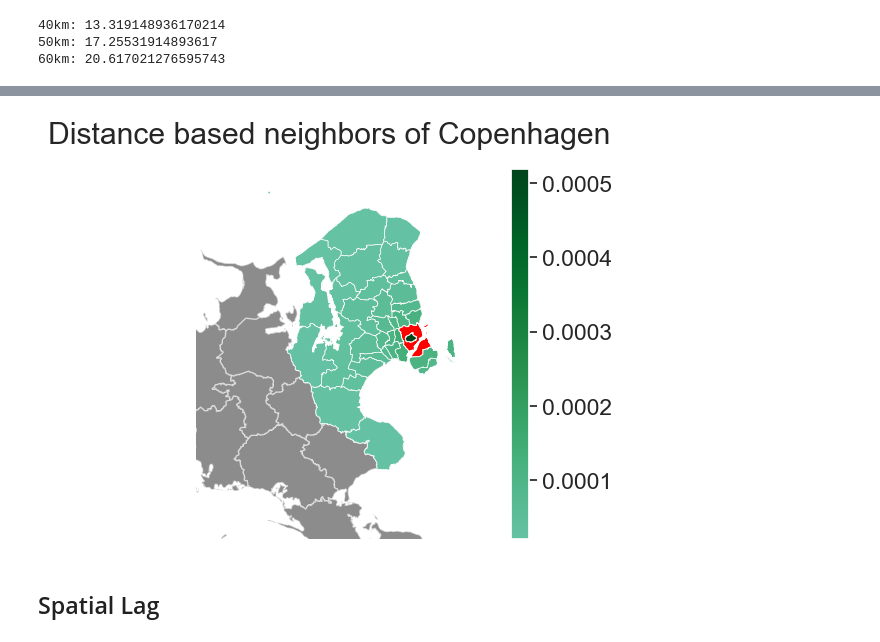
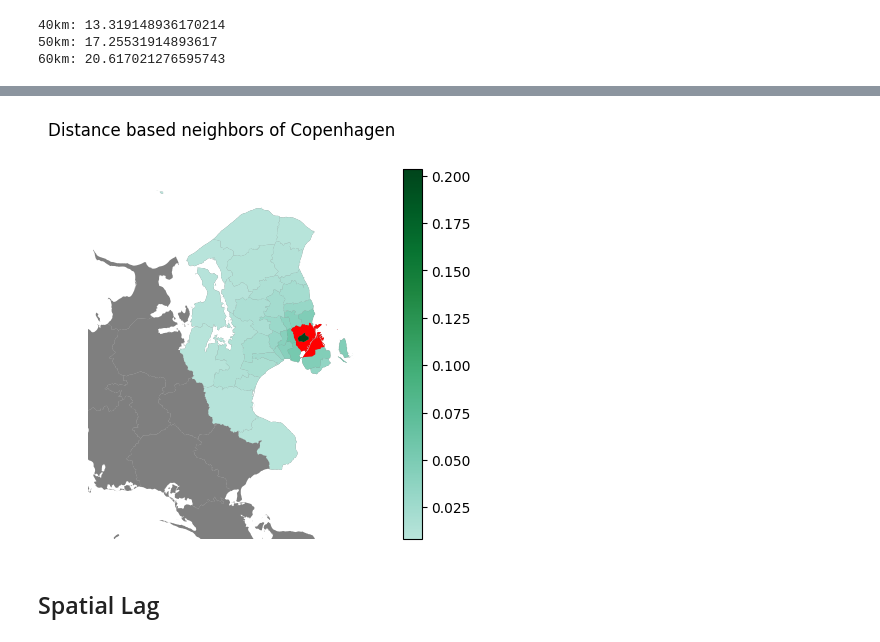
Before and after one commit to agnesutovaite/geospatial, a Jupyter notebook: project_notebook.ipynb, the cells around one changed output, grey strips where cells are left out. Drawn from its saved outputs; the diff is of its cells as text; code cells hidden in the pictures.

Commit message:
minor changes in spatial weights

```diff
--- a/project_notebook.ipynb
+++ b/project_notebook.ipynb
@@ -643,32 +652,41 @@ ax.set_axis_off()
+# %%
+# Since Bronholm in an island and we are not connecting it, we will drop it
+gdf = gdf.drop(w_dist60kmC.islands)
+# %%
+# after dropping an Island we need to recalculate the weigths
+w_dist50kmC = weights.DistanceBand.from_dataframe(gdf, 50000, binary=False)
+# %%
+# Standardize weights, so each row sums up to 1
+w_dist50kmC.transform = 'R'
 # %%
 mun_id = 101
 
 orig_cmap = plt.cm.BuGn
-colors = orig_cmap(np.linspace(0.5, 1.0, 10))
+colors = orig_cmap(np.linspace(0.3, 1.0, 10))
 cmap_cust = mpl.colors.LinearSegmentedColormap.from_list("mycmap", colors)
 
 # Setup figure
 f, ax = plt.subplots(1)
 # Plot base layer of polygons
 gdf.plot(ax=ax, facecolor='k', linewidth=1, alpha=0.5)
 # Select focal polygon
 focus = gdf.loc[[mun_id], ['geometry']]
 # Plot focal polygon
 focus.plot(facecolor='red', alpha=1, linewidth=1, ax=ax)
 # Plot neighbors
 neis = gdf.loc[list(w_dist50kmC[mun_id].keys()), :]
 neis_w = list(w_dist50kmC[mun_id].values())
 neis['neis_w'] = neis_w
 neis.plot(column='neis_w', ax=ax, linewidth=0.5, cmap=cmap_cust, legend=True)
 # Title
 f.suptitle("Distance based neighbors of Copenhagen")
 # Style and display on screen
 ax.set_xlim(640000, 750000)
 ax.set_ylim(6100000, 6240000)
 ax.set_axis_off()
 plt.show()
 # %% [output]
-[figure, old version]
+[figure, new version]
 # %% [markdown]
 ## Spatial Lag
 # %% [markdown]
```
Also changed, not shown: parts of 17 cells of this notebook, 1 other file.
